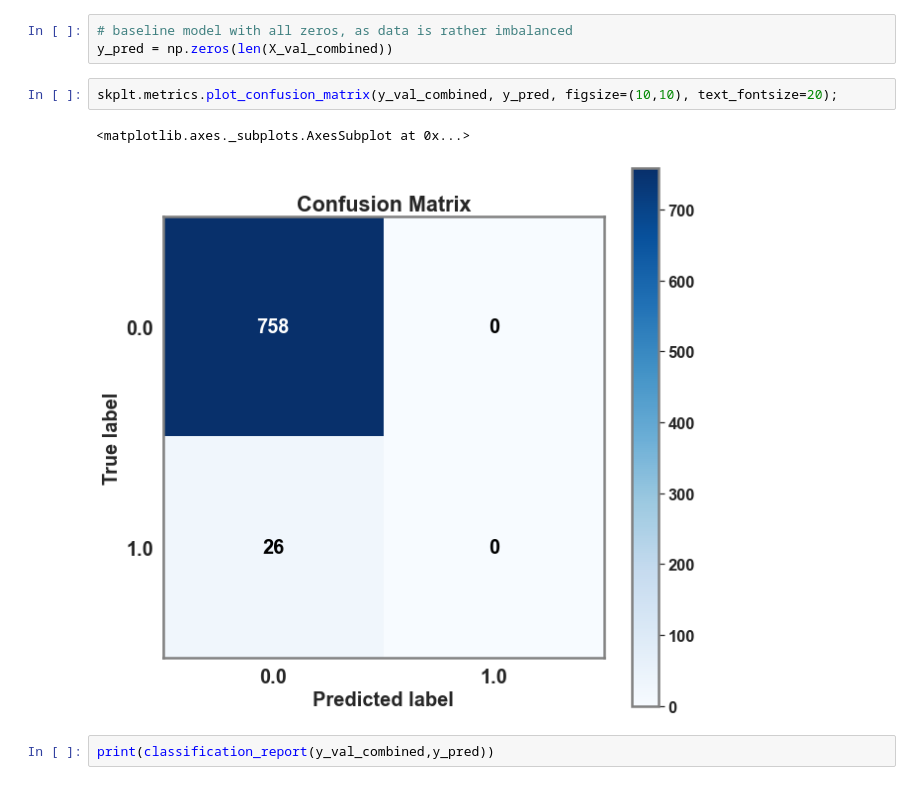
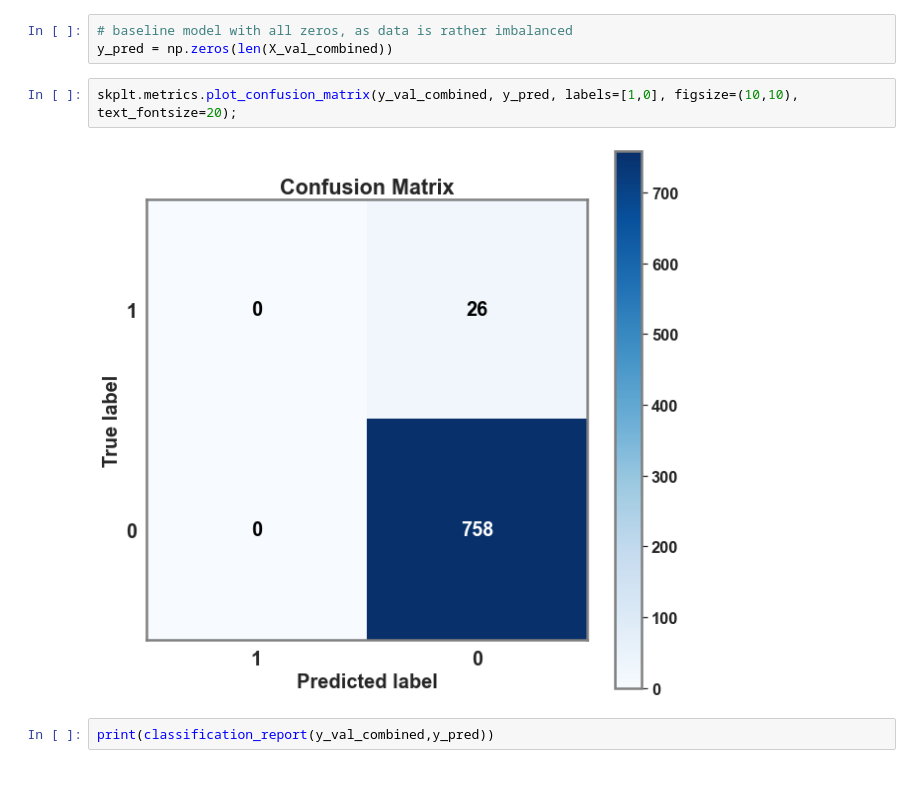
Before and after one commit to Karsten-Yan/ky-nf-capstone, a Jupyter notebook: pyberlin_demo.ipynb, the cells around one changed output. Saved outputs shown, nothing was run; the diff lists cells and outputs as text.

```diff
--- a/pyberlin_demo.ipynb
+++ b/pyberlin_demo.ipynb
@@ -424,10 +428,9 @@ preprocessor_combined_limited = ColumnTransformer(
 # baseline model with all zeros, as data is rather imbalanced
 y_pred = np.zeros(len(X_val_combined))
 # %%
-skplt.metrics.plot_confusion_matrix(y_val_combined, y_pred, figsize=(10,10), text_fontsize=20);
+skplt.metrics.plot_confusion_matrix(y_val_combined, y_pred, labels=[1,0], figsize=(10,10), text_fontsize=20);
 # %% [output]
-<matplotlib.axes._subplots.AxesSubplot at 0x...>
-[figure, old version]
+[figure, new version]
 # %%
 print(classification_report(y_val_combined,y_pred))
 # %% [output]
```
Also changed, not shown: parts of 32 cells of this notebook, 3 other files.
